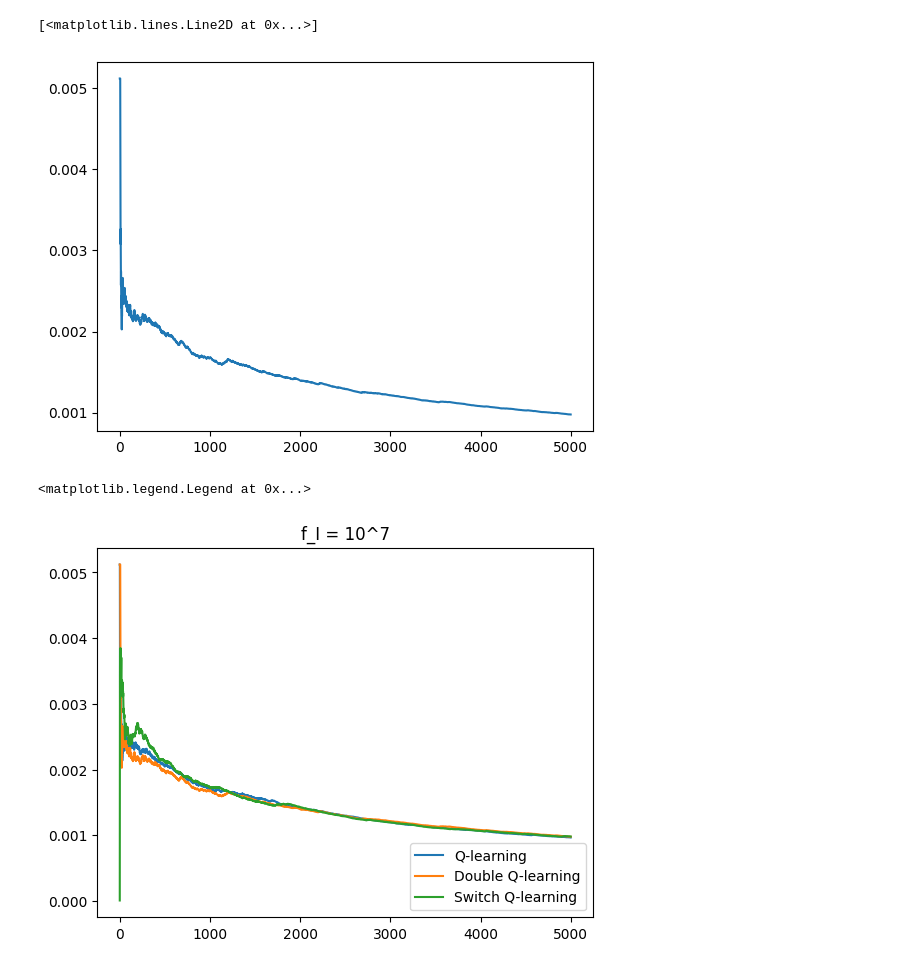
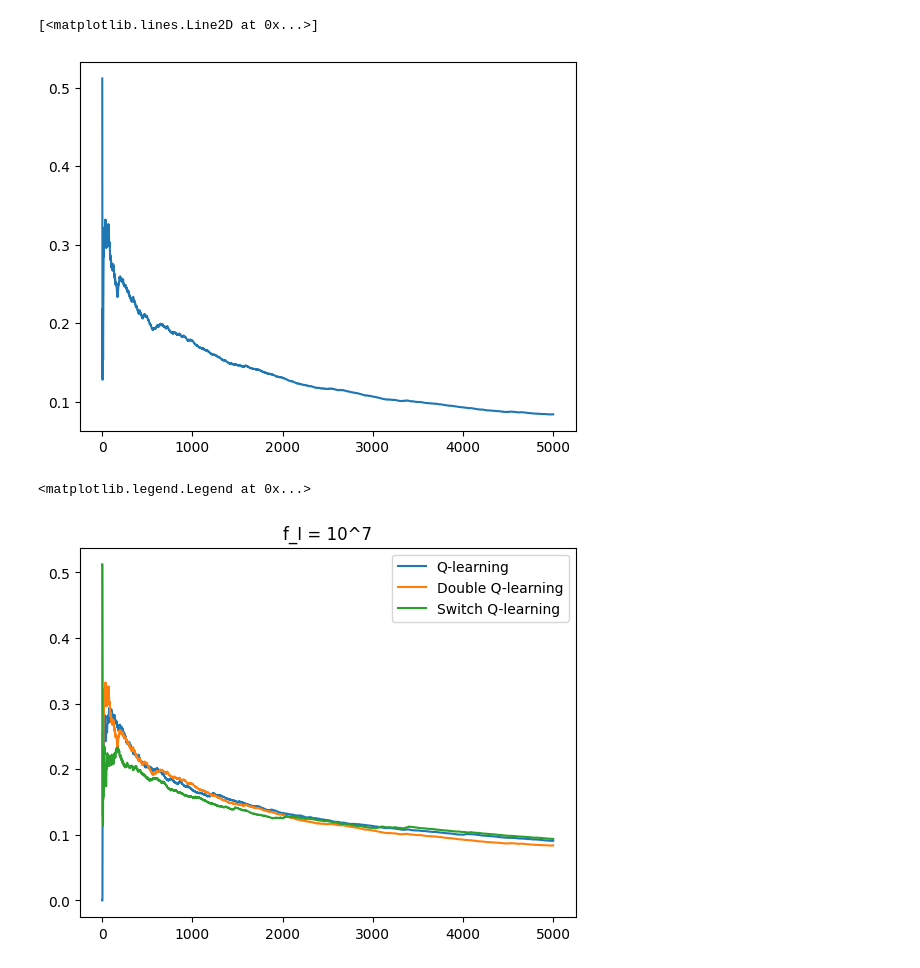
Before and after one commit to parthatom/Estimation_bias_Q_Learning, a Jupyter notebook: Cloud_vs_Local.ipynb, the cells around one changed output. Cells and saved outputs as stored; diff of their text form; code cells hidden in the pictures.

```diff
--- a/Cloud_vs_Local.ipynb
+++ b/Cloud_vs_Local.ipynb
@@ -5,7 +5,7 @@ import statistics as stat
 # %%
 B = 512;C = 10000;W = 1.4 * pow(10,6)
 #w_I = w_M = pow(10,-30)
-f_I = pow(10,9);f_M = pow(10,12)
+f_I = pow(10,7);f_M = pow(10,12)
 N_0 = pow(10,-16);P = 0.5
 
 def arrival_and_departure_times(param1,param2,N):
@@ -143,7 +143,7 @@ r_list_dq,r_sum_list_dq,r_sum_avg_list_dq,local_actions_dq = Server_DoubleQ_lear
 plt.plot(-r_sum_avg_list_dq)
 # %% [output]
 [<matplotlib.lines.Line2D at 0x...>]
-[figure, old version]
+[figure, new version]
 # %%
 def Server_SwitchQ_learning():
     N = 5000
@@ -170,6 +170,7 @@ def Server_SwitchQ_learning():
                 return_dict[i][j] = {}
                 for k in range(2):
                     return_dict[i][j][k] = []
+        switch_list = []
         (arrivals,departures) = arrival_and_departure_times(mu,lamda,N)
         local_pos = 0;cloud_pos = 0
         local_actions = np.array([False]*N)
@@ -200,6 +201,7 @@ def Server_SwitchQ_learning():
                         Qa[local_pos,cloud_pos,action] = Qa[local_pos,cloud_pos,action] + alpha*(reward + gamma*Qb[local_pos,cloud_pos,np.argmax(Qa[new_local_pos,new_cloud_pos])] - Qa[local_pos,cloud_pos,action])
                     else:
                         Qb[local_pos,cloud_pos,action] = Qb[local_pos,cloud_pos,action] + alpha*(reward + gamma*Qa[local_pos,cloud_pos,np.argmax(Qb[new_local_pos,new_cloud_pos])] - Qb[local_pos,cloud_pos,action])
+                    switch_list.append(1)
                 else:
                     (new_local_pos,new_cloud_pos,reward) = next_state(local_pos,cloud_pos,action)
                     reward_sum = reward_sum + reward
@@ -208,6 +210,7 @@ def Server_SwitchQ_learning():
                     Qa[local_pos,cloud_pos,action] = Qa[local_pos,cloud_pos,action] + alpha*(reward + gamma*np.max(Qa[new_local_pos,new_cloud_pos]) - Qa[local_pos,cloud_pos,action])
                     freq[local_pos,cloud_pos] = freq[local_pos,cloud_pos] + 1
                     freq_action[local_pos,cloud_pos,action] = freq_action[local_pos,cloud_pos,action] + 1
+                    switch_list.append(0)
             else:
                 (new_local_pos,new_cloud_pos,reward) = next_state(local_pos,cloud_pos,action)
                 reward_sum = reward_sum + reward
@@ -216,20 +219,21 @@ def Server_SwitchQ_learning():
                 Qa[local_pos,cloud_pos,action] = Qa[local_pos,cloud_pos,action] + alpha*(reward + gamma*np.max(Qa[new_local_pos,new_cloud_pos]) - Qa[local_pos,cloud_pos,action])
                 freq[local_pos,cloud_pos] = freq[local_pos,cloud_pos] + 1
                 freq_action[local_pos,cloud_pos,action] = freq_action[local_pos,cloud_pos,action] + 1
+                switch_list.append(0)
             count = count + 1
             reward_list.append(reward)
             reward_sum_list.append(reward_sum/count)
         reward_sum_avg_list = reward_sum_avg_list + np.array(reward_sum_list)
-    return reward_list,reward_sum_list,reward_sum_avg_list/runs,local_actions
+    return reward_list,reward_sum_list,reward_sum_avg_list/runs,local_actions,switch_list
 # %%
-r_list_sq,r_sum_list_sq,r_sum_avg_list_sq,local_actions_sq = Server_SwitchQ_learning()
+r_list_sq,r_sum_list_sq,r_sum_avg_list_sq,local_actions_sq,slist = Server_SwitchQ_learning()
 # %%
 plt.plot(-r_sum_avg_list_q)
 plt.plot(-r_sum_avg_list_dq)
 plt.plot(-r_sum_avg_list_sq)
 
 plt.title("f_I = 10^7")
-plt.legend(["Q-learning", "Double Q-learning","Switch Q-learning"], loc ="lower right")
+plt.legend(["Q-learning", "Double Q-learning","Switch Q-learning"], loc ="upper right")
 # %% [output]
 <matplotlib.legend.Legend at 0x...>
-[figure, old version]
+[figure, new version]
```
Also changed, not shown: parts of 4 cells of this notebook.
